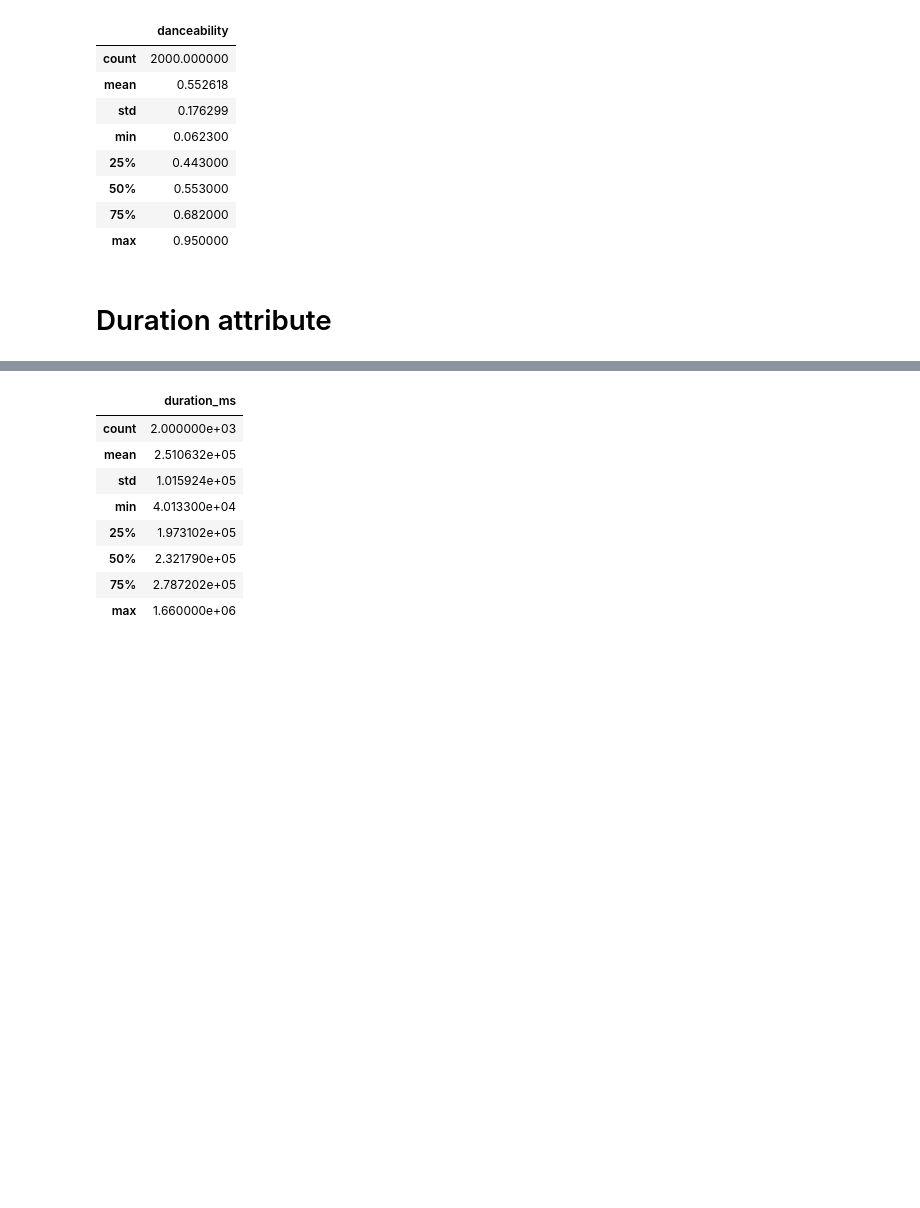
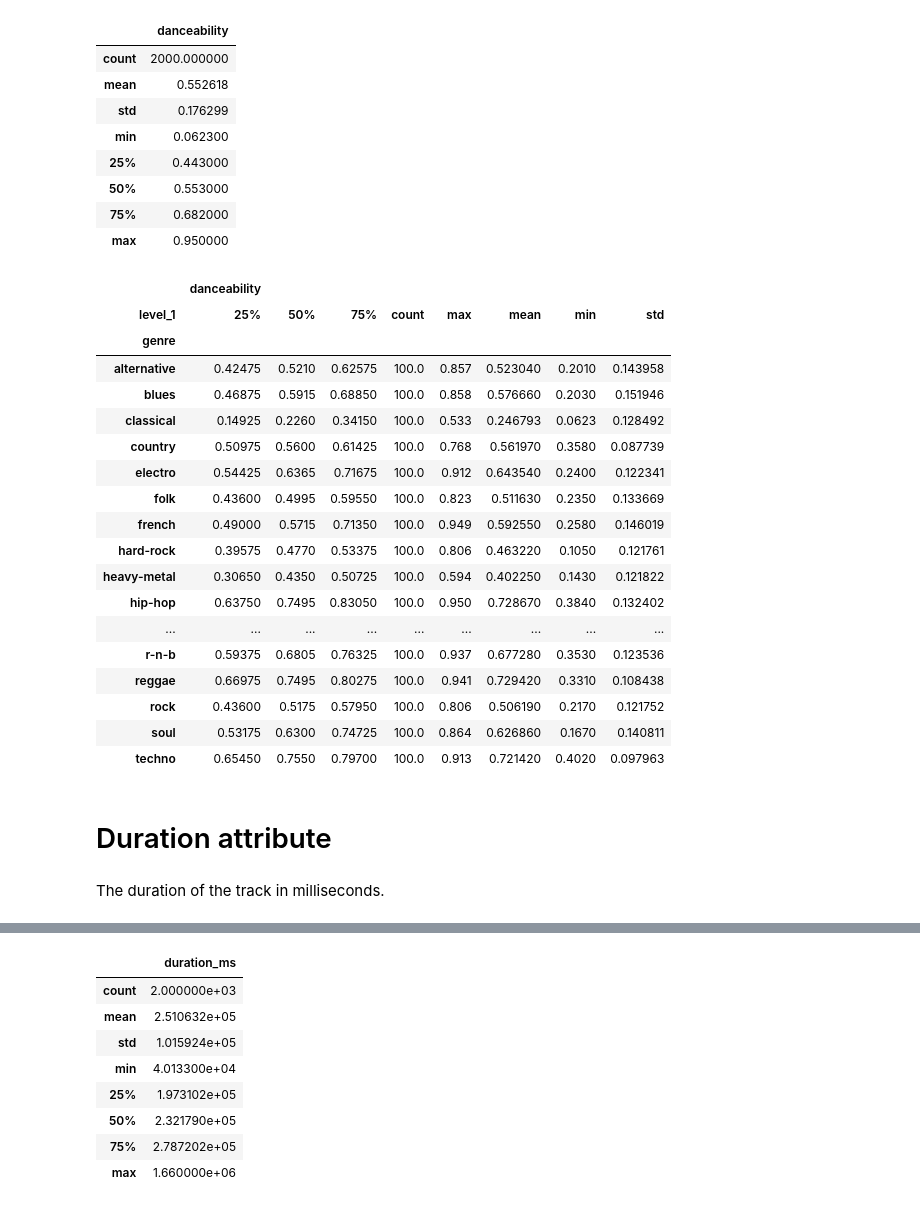
Before and after one commit to AelHenri/Genrify, a Jupyter notebook: Genrify.ipynb, the cells around one changed output, grey strips where cells are left out. Saved outputs shown, nothing was run; the diff lists cells and outputs as text; code cells hidden in the pictures; blank space fills up the shorter version.

```diff
--- a/Genrify.ipynb
+++ b/Genrify.ipynb
@@ -133,8 +162,35 @@ danceability.describe()
 | 50% | 0.553000 |
 | 75% | 0.682000 |
 | max | 0.950000 |
+# %%
+tmp_dance_stats = data.groupby('genre')['danceability'].describe().reset_index()
+dance_stats = tmp_dance_stats.pivot(index='genre',columns='level_1',values=None)
+dance_stats.columns.name = ''
+dance_stats
+# %% [output]
+|  | danceability |  |  |  |  |  |  |  |
+| level_1 | 25% | 50% | 75% | count | max | mean | min | std |
+| genre |  |  |  |  |  |  |  |  |
+| alternative | 0.42475 | 0.5210 | 0.62575 | 100.0 | 0.857 | 0.523040 | 0.2010 | 0.143958 |
+| blues | 0.46875 | 0.5915 | 0.68850 | 100.0 | 0.858 | 0.576660 | 0.2030 | 0.151946 |
+| classical | 0.14925 | 0.2260 | 0.34150 | 100.0 | 0.533 | 0.246793 | 0.0623 | 0.128492 |
+| country | 0.50975 | 0.5600 | 0.61425 | 100.0 | 0.768 | 0.561970 | 0.3580 | 0.087739 |
+| electro | 0.54425 | 0.6365 | 0.71675 | 100.0 | 0.912 | 0.643540 | 0.2400 | 0.122341 |
+| folk | 0.43600 | 0.4995 | 0.59550 | 100.0 | 0.823 | 0.511630 | 0.2350 | 0.133669 |
+| french | 0.49000 | 0.5715 | 0.71350 | 100.0 | 0.949 | 0.592550 | 0.2580 | 0.146019 |
+| hard-rock | 0.39575 | 0.4770 | 0.53375 | 100.0 | 0.806 | 0.463220 | 0.1050 | 0.121761 |
+| heavy-metal | 0.30650 | 0.4350 | 0.50725 | 100.0 | 0.594 | 0.402250 | 0.1430 | 0.121822 |
+| hip-hop | 0.63750 | 0.7495 | 0.83050 | 100.0 | 0.950 | 0.728670 | 0.3840 | 0.132402 |
+| ... | ... | ... | ... | ... | ... | ... | ... | ... |
+| r-n-b | 0.59375 | 0.6805 | 0.76325 | 100.0 | 0.937 | 0.677280 | 0.3530 | 0.123536 |
+| reggae | 0.66975 | 0.7495 | 0.80275 | 100.0 | 0.941 | 0.729420 | 0.3310 | 0.108438 |
+| rock | 0.43600 | 0.5175 | 0.57950 | 100.0 | 0.806 | 0.506190 | 0.2170 | 0.121752 |
+| soul | 0.53175 | 0.6300 | 0.74725 | 100.0 | 0.864 | 0.626860 | 0.1670 | 0.140811 |
+| techno | 0.65450 | 0.7550 | 0.79700 | 100.0 | 0.913 | 0.721420 | 0.4020 | 0.097963 |
 # %% [markdown]
 # Duration attribute
+# %% [markdown]
+The duration of the track in milliseconds.
 # %%
 duration_ms = data[['duration_ms']]
 duration_ms_genre = data.loc[:,['duration_ms','genre']]
```
Also changed, not shown: parts of 26 cells of this notebook.
